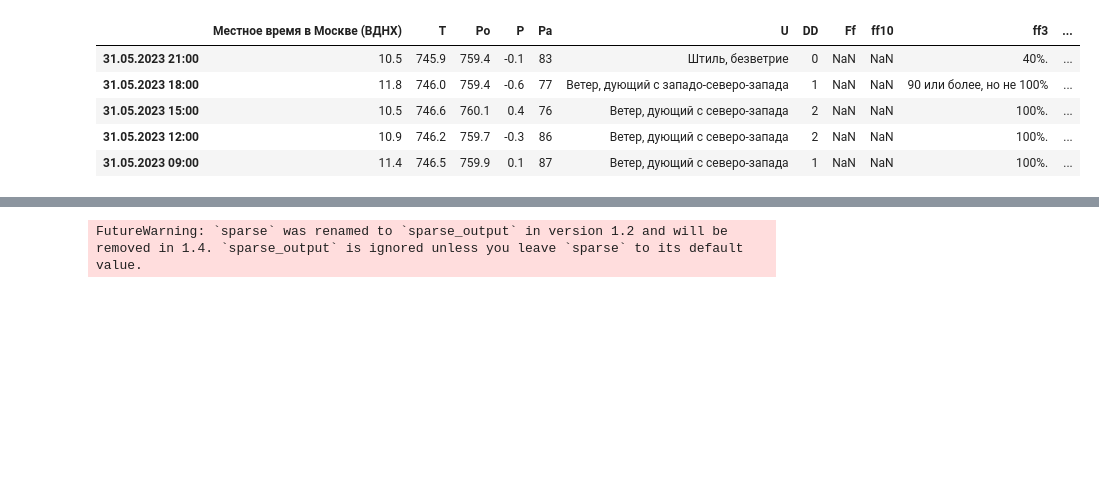
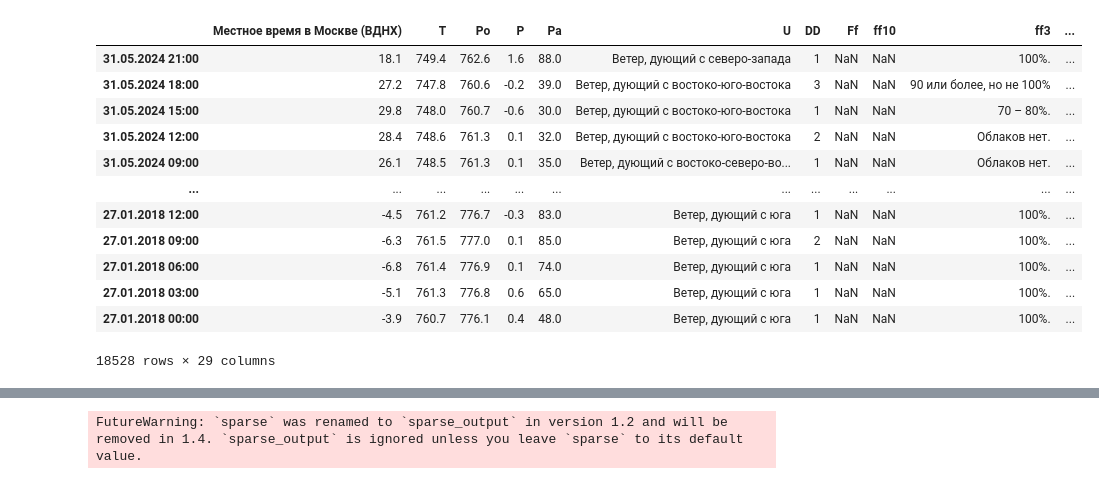
Before and after one commit to badubidabambirimbum/Parsing-weather-forecasts, a Jupyter notebook: create_dataset/analitic_temp.ipynb, the cells around one changed output, grey strips where cells are left out. Drawn from its saved outputs; the diff is of its cells as text; code cells hidden in the pictures; blank space fills up the shorter version.

```diff
--- a/create_dataset/analitic_temp.ipynb
+++ b/create_dataset/analitic_temp.ipynb
@@ -15,15 +15,22 @@ pd.set_option('display.max_columns', None)
 # %%
 pd.reset_option('display.max_columns')
 # %%
-df1 = pd.read_csv('Moscow_data_2023_utf.csv', skiprows=6, on_bad_lines='skip', sep=';')
-df1.head()
+df1 = pd.read_csv('Moscow_data_2018_2024.csv', skiprows=6, on_bad_lines='skip', sep=';')
+df1
 # %% [output]
 |  | Местное время в Москве (ВДНХ) | T | Po | P | Pa | U | DD | Ff | ff10 | ff3 | ... |
-| 31.05.2023 21:00 | 10.5 | 745.9 | 759.4 | -0.1 | 83 | Штиль, безветрие | 0 | NaN | NaN | 40%. | ... |
-| 31.05.2023 18:00 | 11.8 | 746.0 | 759.4 | -0.6 | 77 | Ветер, дующий с западо-северо-запада | 1 | NaN | NaN | 90 или более, но не 100% | ... |
-| 31.05.2023 15:00 | 10.5 | 746.6 | 760.1 | 0.4 | 76 | Ветер, дующий с северо-запада | 2 | NaN | NaN | 100%. | ... |
-| 31.05.2023 12:00 | 10.9 | 746.2 | 759.7 | -0.3 | 86 | Ветер, дующий с северо-запада | 2 | NaN | NaN | 100%. | ... |
-| 31.05.2023 09:00 | 11.4 | 746.5 | 759.9 | 0.1 | 87 | Ветер, дующий с северо-запада | 1 | NaN | NaN | 100%. | ... |
+| 31.05.2024 21:00 | 18.1 | 749.4 | 762.6 | 1.6 | 88.0 | Ветер, дующий с северо-запада | 1 | NaN | NaN | 100%. | ... |
+| 31.05.2024 18:00 | 27.2 | 747.8 | 760.6 | -0.2 | 39.0 | Ветер, дующий с востоко-юго-востока | 3 | NaN | NaN | 90 или более, но не 100% | ... |
+| 31.05.2024 15:00 | 29.8 | 748.0 | 760.7 | -0.6 | 30.0 | Ветер, дующий с востоко-юго-востока | 1 | NaN | NaN | 70 – 80%. | ... |
+| 31.05.2024 12:00 | 28.4 | 748.6 | 761.3 | 0.1 | 32.0 | Ветер, дующий с востоко-юго-востока | 2 | NaN | NaN | Облаков нет. | ... |
+| 31.05.2024 09:00 | 26.1 | 748.5 | 761.3 | 0.1 | 35.0 | Ветер, дующий с востоко-северо-во... | 1 | NaN | NaN | Облаков нет. | ... |
+| ... | ... | ... | ... | ... | ... | ... | ... | ... | ... | ... | ... |
+| 27.01.2018 12:00 | -4.5 | 761.2 | 776.7 | -0.3 | 83.0 | Ветер, дующий с юга | 1 | NaN | NaN | 100%. | ... |
+| 27.01.2018 09:00 | -6.3 | 761.5 | 777.0 | 0.1 | 85.0 | Ветер, дующий с юга | 2 | NaN | NaN | 100%. | ... |
+| 27.01.2018 06:00 | -6.8 | 761.4 | 776.9 | 0.1 | 74.0 | Ветер, дующий с юга | 1 | NaN | NaN | 100%. | ... |
+| 27.01.2018 03:00 | -5.1 | 761.3 | 776.8 | 0.6 | 65.0 | Ветер, дующий с юга | 1 | NaN | NaN | 100%. | ... |
+| 27.01.2018 00:00 | -3.9 | 760.7 | 776.1 | 0.4 | 48.0 | Ветер, дующий с юга | 1 | NaN | NaN | 100%. | ... |
+18528 rows × 29 columns
 # %%
 columns = df1.columns.to_list()
 columns.remove('Местное время в Москве (ВДНХ)')
```
Also changed, not shown: parts of 18 cells of this notebook, 33 other files.
